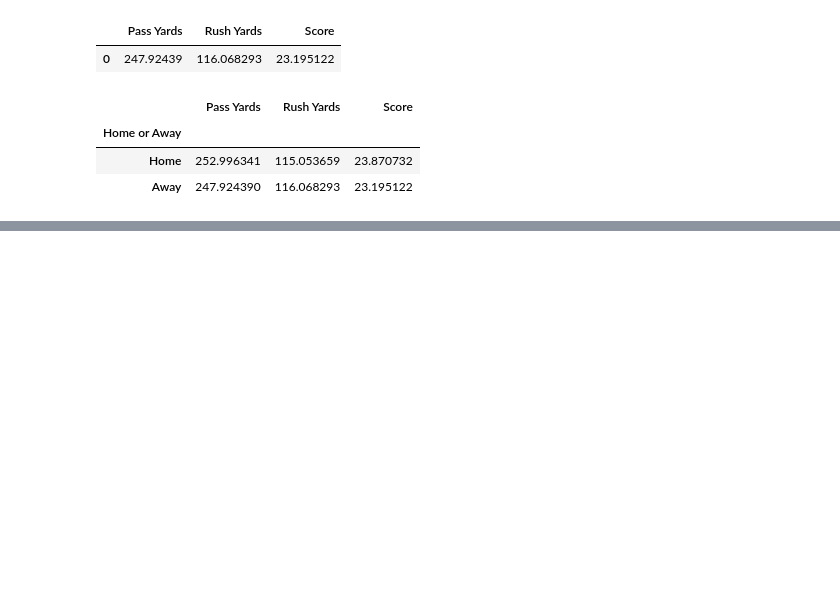
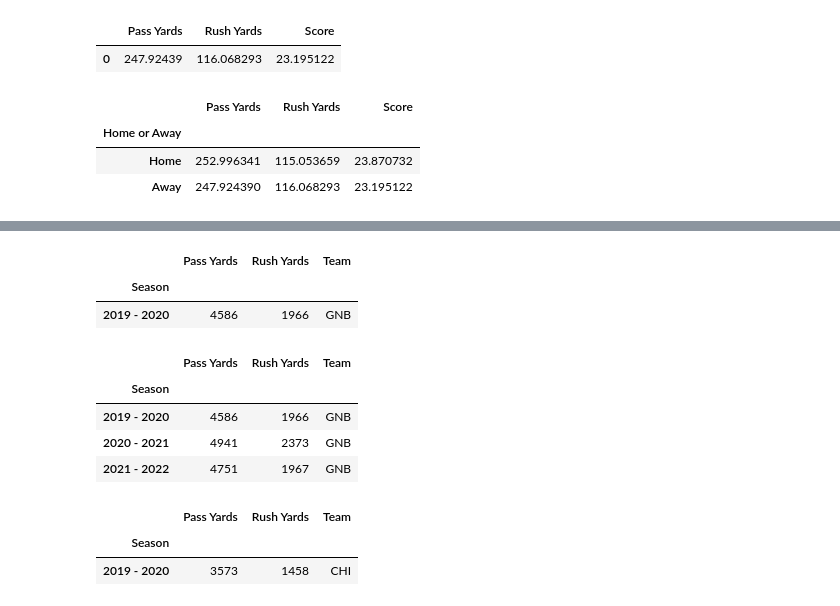
Before and after one commit to DevonNoer/Project-1-Football-Stats, a Jupyter notebook: Project 1/Code/cleaning.ipynb, the cells around one changed output, grey strips where cells are left out. Cells and saved outputs as stored; diff of their text form; code cells hidden in the pictures; blank space fills up the shorter version.

```diff
--- a/Project 1/Code/cleaning.ipynb
+++ b/Project 1/Code/cleaning.ipynb
@@ -438,0 +735,21 @@ home_away_merged_df.to_csv("../Output/Home_Away_Avg.csv")
+# %%
+gnb_year1_df = pd.merge(gnb_year_1_grouped_df, gnb_year_1_grouped1_df, how="outer", on="Season")
+gnb_year2_df = pd.merge(gnb_year_2_grouped_df, gnb_year_2_grouped1_df, how="outer", on="Season")
+gnb_year3_df = pd.merge(gnb_year_3_grouped_df, gnb_year_3_grouped1_df, how="outer", on="Season")
+
+gnb_year1_df
+# %% [output]
+|  | Pass Yards | Rush Yards | Team |
+| Season |  |  |  |
+| 2019 - 2020 | 4586 | 1966 | GNB |
+# %%
+gnb_final_df1 = gnb_year1_df.merge(gnb_year2_df, how="outer", left_on=["Season", "Pass Yards", "Rush Yards", "Team"], right_on=["Season", "Pass Yards", "Rush Yards", "Team"])
+gnb_final_df = gnb_final_df1.merge(gnb_year3_df, how="outer", left_on=["Season", "Pass Yards", "Rush Yards", "Team"], right_on=["Season", "Pass Yards", "Rush Yards", "Team"])
+
+gnb_final_df
+# %% [output]
+|  | Pass Yards | Rush Yards | Team |
+| Season |  |  |  |
+| 2019 - 2020 | 4586 | 1966 | GNB |
+| 2020 - 2021 | 4941 | 2373 | GNB |
+| 2021 - 2022 | 4751 | 1967 | GNB |
@@ -438,0 +853,10 @@ home_away_merged_df.to_csv("../Output/Home_Away_Avg.csv")
+# %%
+chi_year1_df = pd.merge(chi_year_1_grouped_df, chi_year_1_grouped1_df, how="outer", on="Season")
+chi_year2_df = pd.merge(chi_year_2_grouped_df, chi_year_2_grouped1_df, how="outer", on="Season")
+chi_year3_df = pd.merge(chi_year_3_grouped_df, chi_year_3_grouped1_df, how="outer", on="Season")
+
+chi_year1_df
+# %% [output]
+|  | Pass Yards | Rush Yards | Team |
+| Season |  |  |  |
+| 2019 - 2020 | 3573 | 1458 | CHI |
```
Also changed, not shown: parts of 15 cells of this notebook, 4 other files.
